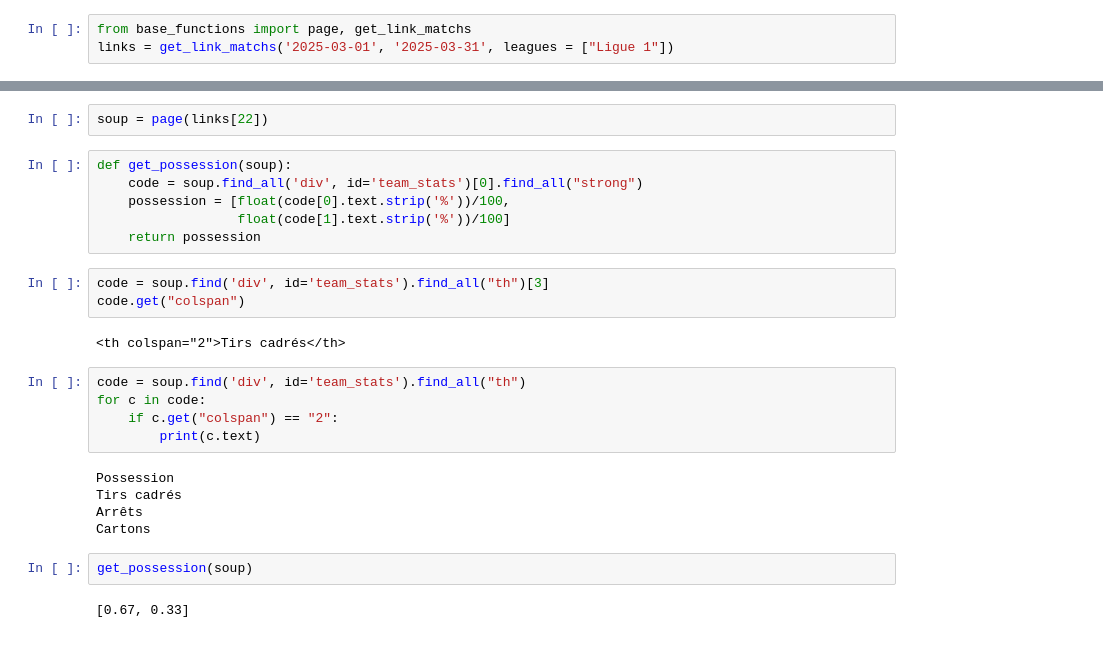
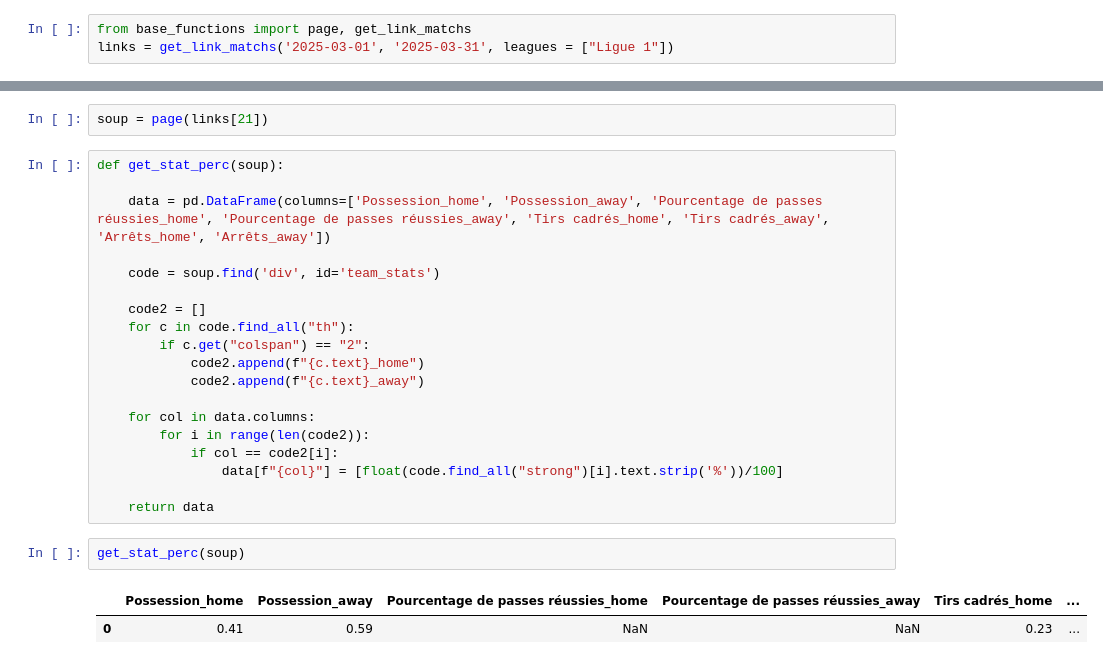
Before and after one commit to abusche/Football-Database, a Jupyter notebook: Untitled.ipynb, the cells around one changed output, grey strips where cells are left out. Cells and saved outputs as stored; diff of their text form.

```diff
--- a/Untitled.ipynb
+++ b/Untitled.ipynb
@@ -98,27 +103,26 @@ links = get_link_matchs('2025-03-01', '2025-03-31', leagues = ["Ligue 1"])
 # %%
-soup = page(links[22])
+soup = page(links[21])
-# %%
-def get_possession(soup):
-    code = soup.find_all('div', id='team_stats')[0].find_all("strong")
-    possession = [float(code[0].text.strip('%'))/100,
-                  float(code[1].text.strip('%'))/100]
-    return possession
-# %%
-code = soup.find('div', id='team_stats').find_all("th")[3]
-code.get("colspan")
-# %% [output]
-<th colspan="2">Tirs cadrés</th>
-# %%
-code = soup.find('div', id='team_stats').find_all("th")
-for c in code:
-    if c.get("colspan") == "2":
-        print(c.text)
-# %% [output]
-Possession
-Tirs cadrés
-Arrêts
-Cartons
-# %%
-get_possession(soup)
-# %% [output]
-[0.67, 0.33]
+# %%
+def get_stat_perc(soup):
+
+    data = pd.DataFrame(columns=['Possession_home', 'Possession_away', 'Pourcentage de passes réussies_home', 'Pourcentage de passes réussies_away', 'Tirs cadrés_home', 'Tirs cadrés_away', 'Arrêts_home', 'Arrêts_away'])
+
+    code = soup.find('div', id='team_stats')
+
+    code2 = []
+    for c in code.find_all("th"):
+        if c.get("colspan") == "2":
+            code2.append(f"{c.text}_home")
+            code2.append(f"{c.text}_away")
+
+    for col in data.columns:
+        for i in range(len(code2)):
+            if col == code2[i]:
+                data[f"{col}"] = [float(code.find_all("strong")[i].text.strip('%'))/100]
+
+    return data
+# %%
+get_stat_perc(soup)
+# %% [output]
+|  | Possession_home | Possession_away | Pourcentage de passes réussies_home | Pourcentage de passes réussies_away | Tirs cadrés_home | ... |
+| 0 | 0.41 | 0.59 | NaN | NaN | 0.23 | ... |
```
Also changed, not shown: parts of 5 cells of this notebook, 1 other file.
